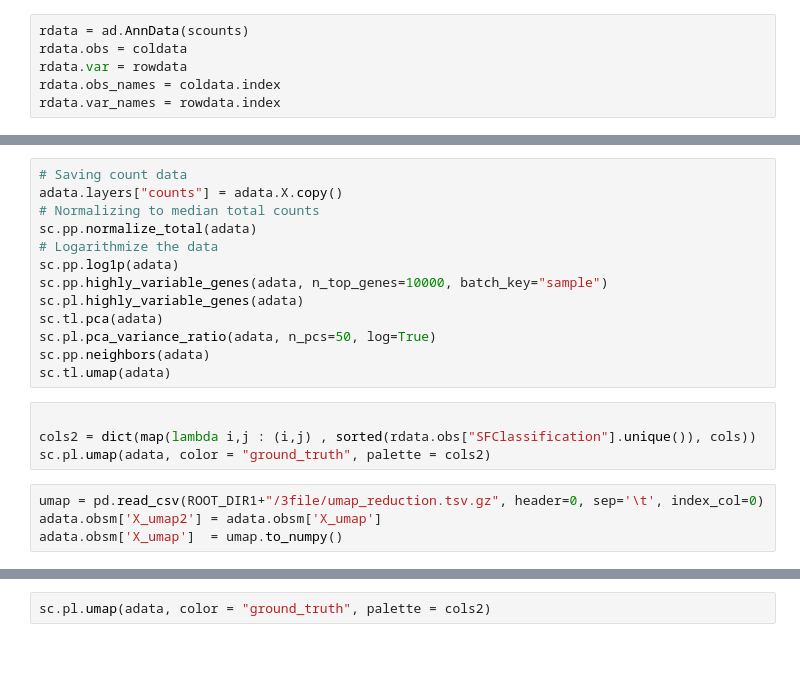
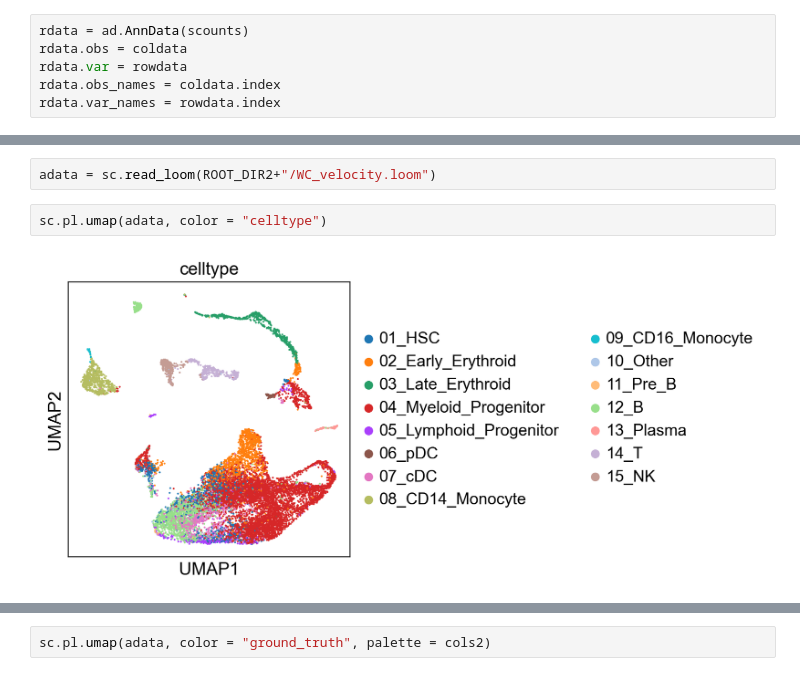
Before and after one commit to furlan-lab/pyviewmaster, a Jupyter notebook: notebooks/02_bulk_reference.ipynb, the cells around one changed output, grey strips where cells are left out. Drawn from its saved outputs; the diff is of its cells as text.

```diff
--- a/notebooks/02_bulk_reference.ipynb
+++ b/notebooks/02_bulk_reference.ipynb
@@ -82,21 +63,6 @@ adata.obs = pd.concat([meta, adata.obs], axis=1)
-# %%
-# Saving count data
-adata.layers["counts"] = adata.X.copy()
-# Normalizing to median total counts
-sc.pp.normalize_total(adata)
-# Logarithmize the data
-sc.pp.log1p(adata)
-sc.pp.highly_variable_genes(adata, n_top_genes=10000, batch_key="sample")
-sc.pl.highly_variable_genes(adata)
-sc.tl.pca(adata)
-sc.pl.pca_variance_ratio(adata, n_pcs=50, log=True)
-sc.pp.neighbors(adata)
-sc.tl.umap(adata)
-# %%
-
-cols2 = dict(map(lambda i,j : (i,j) , sorted(rdata.obs["SFClassification"].unique()), cols))
-sc.pl.umap(adata, color = "ground_truth", palette = cols2)
-# %%
-umap = pd.read_csv(ROOT_DIR1+"/3file/umap_reduction.tsv.gz", header=0, sep='\t', index_col=0)
-adata.obsm['X_umap2'] = adata.obsm['X_umap']
-adata.obsm['X_umap']  = umap.to_numpy()
+# %%
+adata = sc.read_loom(ROOT_DIR2+"/WC_velocity.loom")
+# %%
+sc.pl.umap(adata, color = "celltype")
+# %% [output]
+[figure, added]
```
Also changed, not shown: parts of 7 cells of this notebook.
